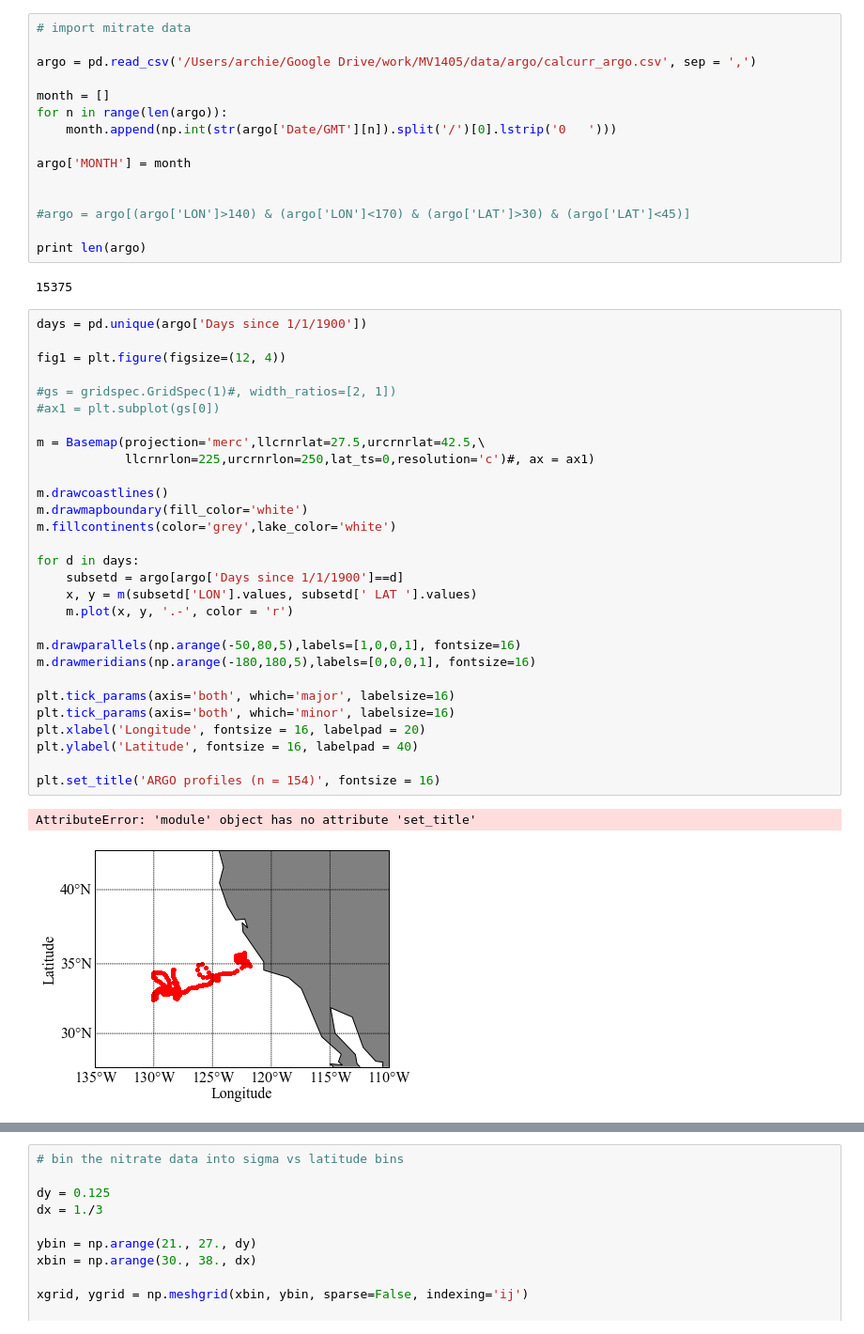
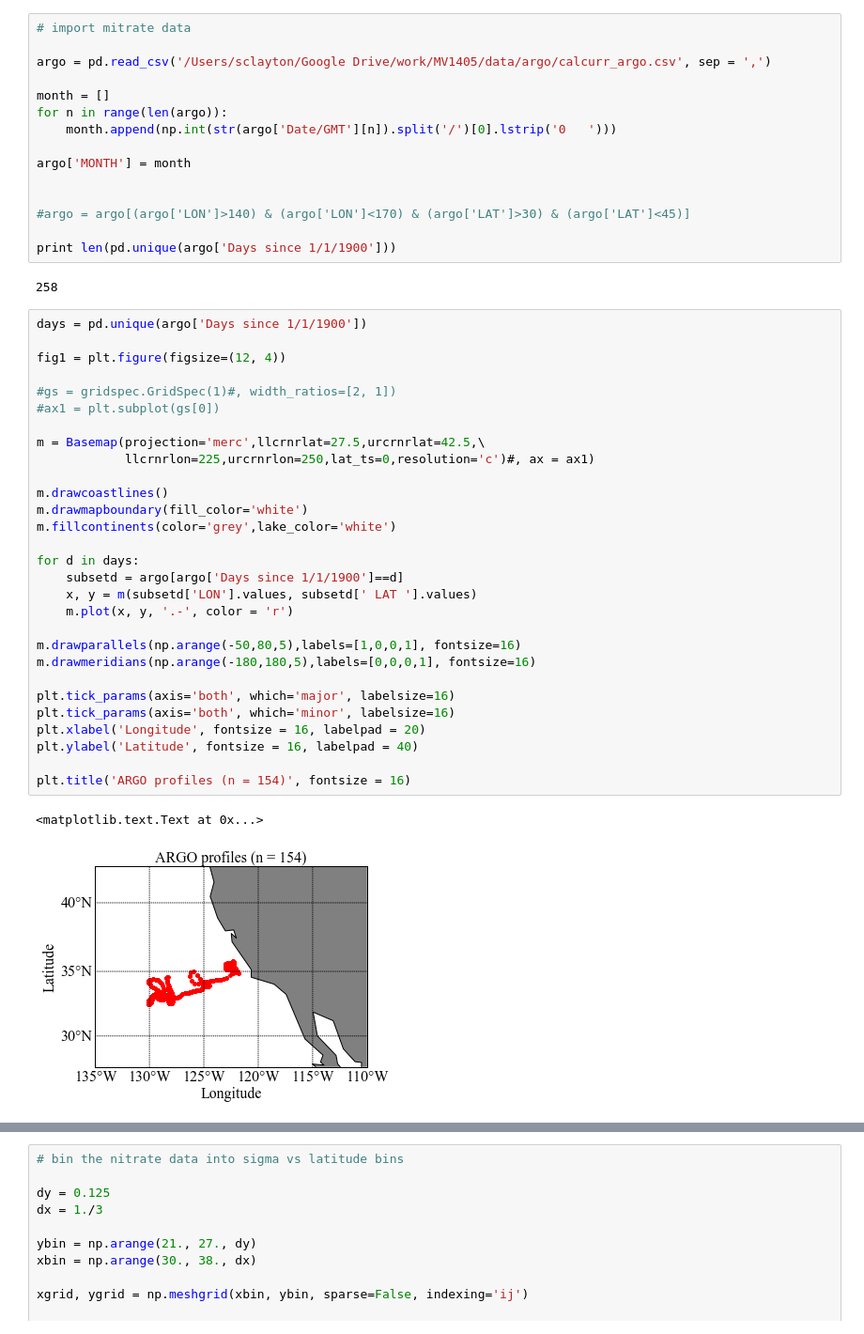
Before and after one commit to sophieclayton/kuroshio_productivity, a Jupyter notebook: calcurrent_argo_nitrate.ipynb, the cells around one changed output, grey strips where cells are left out. Shown: that part at 94% size. Cells and saved outputs as stored; diff of their text form.

```diff
--- a/calcurrent_argo_nitrate.ipynb
+++ b/calcurrent_argo_nitrate.ipynb
@@ -20,7 +18,7 @@ rcParams.update({'font.serif': 'Times New Roman'})
 # %%
 # import mitrate data
 
-argo = pd.read_csv('/Users/archie/Google Drive/work/MV1405/data/argo/calcurr_argo.csv', sep = ',')
+argo = pd.read_csv('/Users/sclayton/Google Drive/work/MV1405/data/argo/calcurr_argo.csv', sep = ',')
 
 month = []
 for n in range(len(argo)):
@@ -31,41 +29,41 @@ argo['MONTH'] = month
 
 #argo = argo[(argo['LON']>140) & (argo['LON']<170) & (argo['LAT']>30) & (argo['LAT']<45)]
 
-print len(argo)
+print len(pd.unique(argo['Days since 1/1/1900']))
 # %% [output]
-15375
+258
 # %%
 days = pd.unique(argo['Days since 1/1/1900'])
 
 fig1 = plt.figure(figsize=(12, 4))
 
 #gs = gridspec.GridSpec(1)#, width_ratios=[2, 1])
 #ax1 = plt.subplot(gs[0])
 
 m = Basemap(projection='merc',llcrnrlat=27.5,urcrnrlat=42.5,\
             llcrnrlon=225,urcrnrlon=250,lat_ts=0,resolution='c')#, ax = ax1)
 
 m.drawcoastlines()
 m.drawmapboundary(fill_color='white')
 m.fillcontinents(color='grey',lake_color='white')
 
 for d in days:
     subsetd = argo[argo['Days since 1/1/1900']==d]
     x, y = m(subsetd['LON'].values, subsetd[' LAT '].values)
     m.plot(x, y, '.-', color = 'r')
 
 m.drawparallels(np.arange(-50,80,5),labels=[1,0,0,1], fontsize=16)
 m.drawmeridians(np.arange(-180,180,5),labels=[0,0,0,1], fontsize=16)
 
 plt.tick_params(axis='both', which='major', labelsize=16)
 plt.tick_params(axis='both', which='minor', labelsize=16)
 plt.xlabel('Longitude', fontsize = 16, labelpad = 20)
 plt.ylabel('Latitude', fontsize = 16, labelpad = 40)
 
-plt.set_title('ARGO profiles (n = 154)', fontsize = 16)
+plt.title('ARGO profiles (n = 154)', fontsize = 16)
 # %% [output]
-AttributeError: 'module' object has no attribute 'set_title'
+<matplotlib.text.Text at 0x...>
-[figure, old version]
+[figure, new version]
 # %%
 subset = argo[(argo['MONTH']>5) & (argo['MONTH']<8)]
 
```
Also changed, not shown: parts of 2 cells of this notebook, 1 other file.
